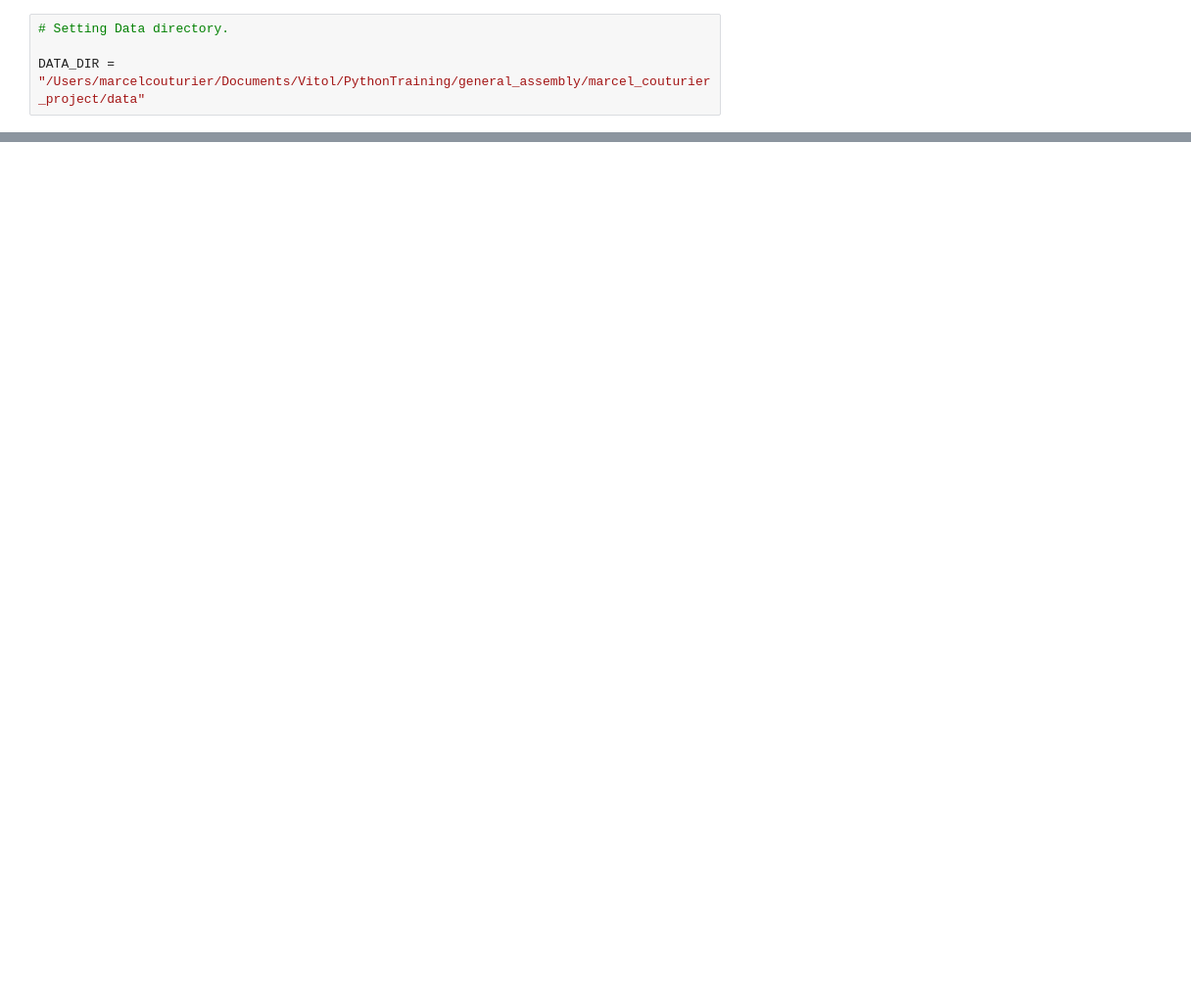
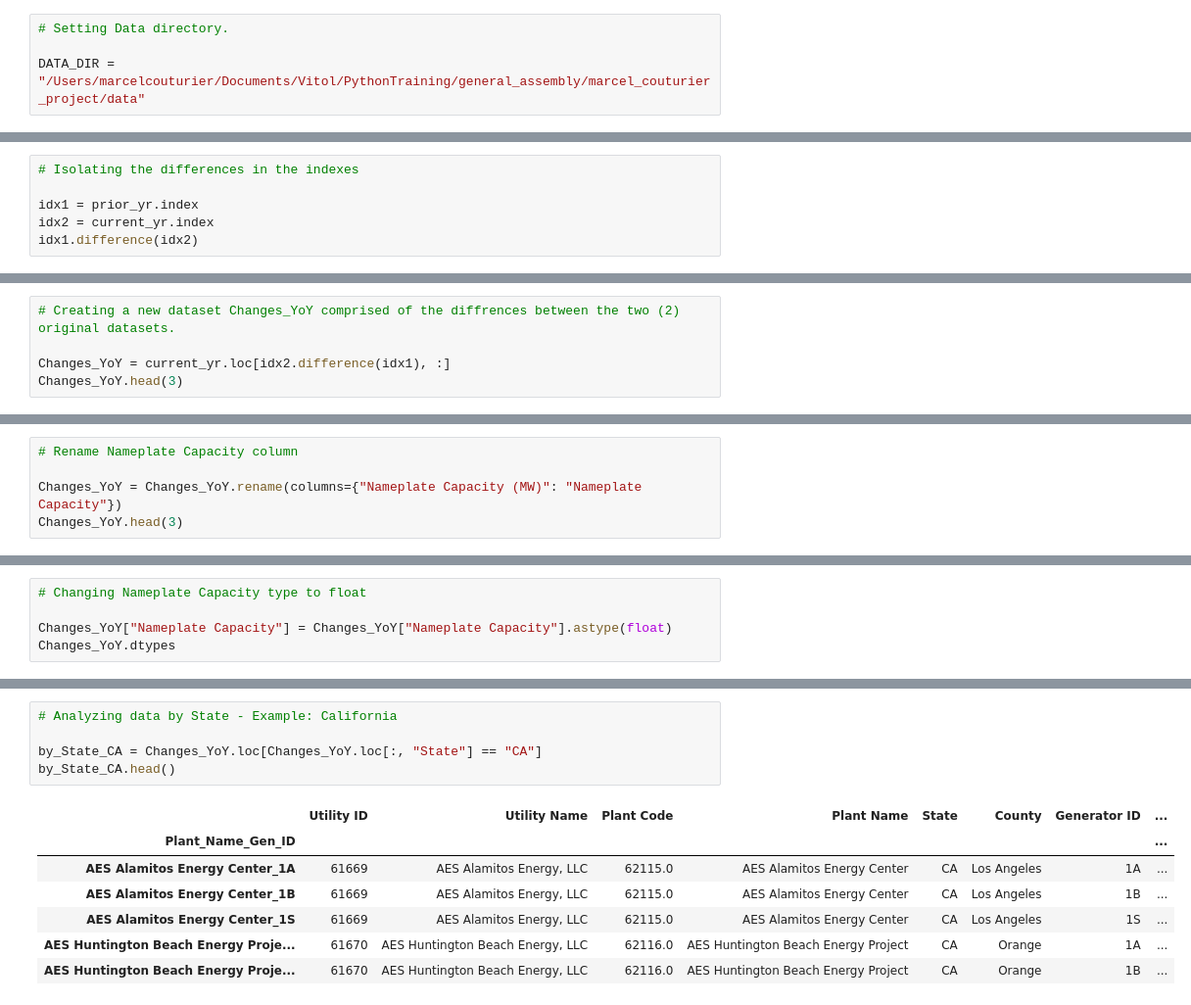
Before and after one commit to mcouturier123/marcel_couturier_project, a Jupyter notebook: project_proposals/marcel_couturier_project.ipynb, the cells around one changed output, grey strips where cells are left out. Shown: that part at 98% size. Cells and saved outputs as stored; diff of their text form; blank space fills up the shorter version.

Commit message:
Final Project

```diff
--- a/project_proposals/marcel_couturier_project.ipynb
+++ b/project_proposals/marcel_couturier_project.ipynb
@@ -473,0 +332,6 @@ ax = pg1718_diff.loc[:, "State"].value_counts().plot.bar(figsize=(15,8), stacked
+# %%
+# Isolating the differences in the indexes
+
+idx1 = prior_yr.index
+idx2 = current_yr.index
+idx1.difference(idx2)
@@ -473,0 +351,5 @@ ax = pg1718_diff.loc[:, "State"].value_counts().plot.bar(figsize=(15,8), stacked
+# %%
+# Creating a new dataset Changes_YoY comprised of the diffrences between the two (2) original datasets.
+
+Changes_YoY = current_yr.loc[idx2.difference(idx1), :]
+Changes_YoY.head(3)
@@ -473,0 +393,5 @@ ax = pg1718_diff.loc[:, "State"].value_counts().plot.bar(figsize=(15,8), stacked
+# %%
+# Rename Nameplate Capacity column
+
+Changes_YoY = Changes_YoY.rename(columns={"Nameplate Capacity (MW)": "Nameplate Capacity"})
+Changes_YoY.head(3)
@@ -473,0 +404,5 @@ ax = pg1718_diff.loc[:, "State"].value_counts().plot.bar(figsize=(15,8), stacked
+# %%
+# Changing Nameplate Capacity type to float
+
+Changes_YoY["Nameplate Capacity"] = Changes_YoY["Nameplate Capacity"].astype(float)
+Changes_YoY.dtypes
@@ -473,0 +599,13 @@ ax = pg1718_diff.loc[:, "State"].value_counts().plot.bar(figsize=(15,8), stacked
+# %%
+# Analyzing data by State - Example: California
+
+by_State_CA = Changes_YoY.loc[Changes_YoY.loc[:, "State"] == "CA"]
+by_State_CA.head()
+# %% [output]
+|  | Utility ID | Utility Name | Plant Code | Plant Name | State | County | Generator ID | ... |
+| Plant_Name_Gen_ID |  |  |  |  |  |  |  | ... |
+| AES Alamitos Energy Center_1A | 61669 | AES Alamitos Energy, LLC | 62115.0 | AES Alamitos Energy Center | CA | Los Angeles | 1A | ... |
+| AES Alamitos Energy Center_1B | 61669 | AES Alamitos Energy, LLC | 62115.0 | AES Alamitos Energy Center | CA | Los Angeles | 1B | ... |
+| AES Alamitos Energy Center_1S | 61669 | AES Alamitos Energy, LLC | 62115.0 | AES Alamitos Energy Center | CA | Los Angeles | 1S | ... |
+| AES Huntington Beach Energy Proje... | 61670 | AES Huntington Beach Energy, LLC | 62116.0 | AES Huntington Beach Energy Project | CA | Orange | 1A | ... |
+| AES Huntington Beach Energy Proje... | 61670 | AES Huntington Beach Energy, LLC | 62116.0 | AES Huntington Beach Energy Project | CA | Orange | 1B | ... |
```
Also changed, not shown: parts of 77 cells of this notebook, 1 other file.
